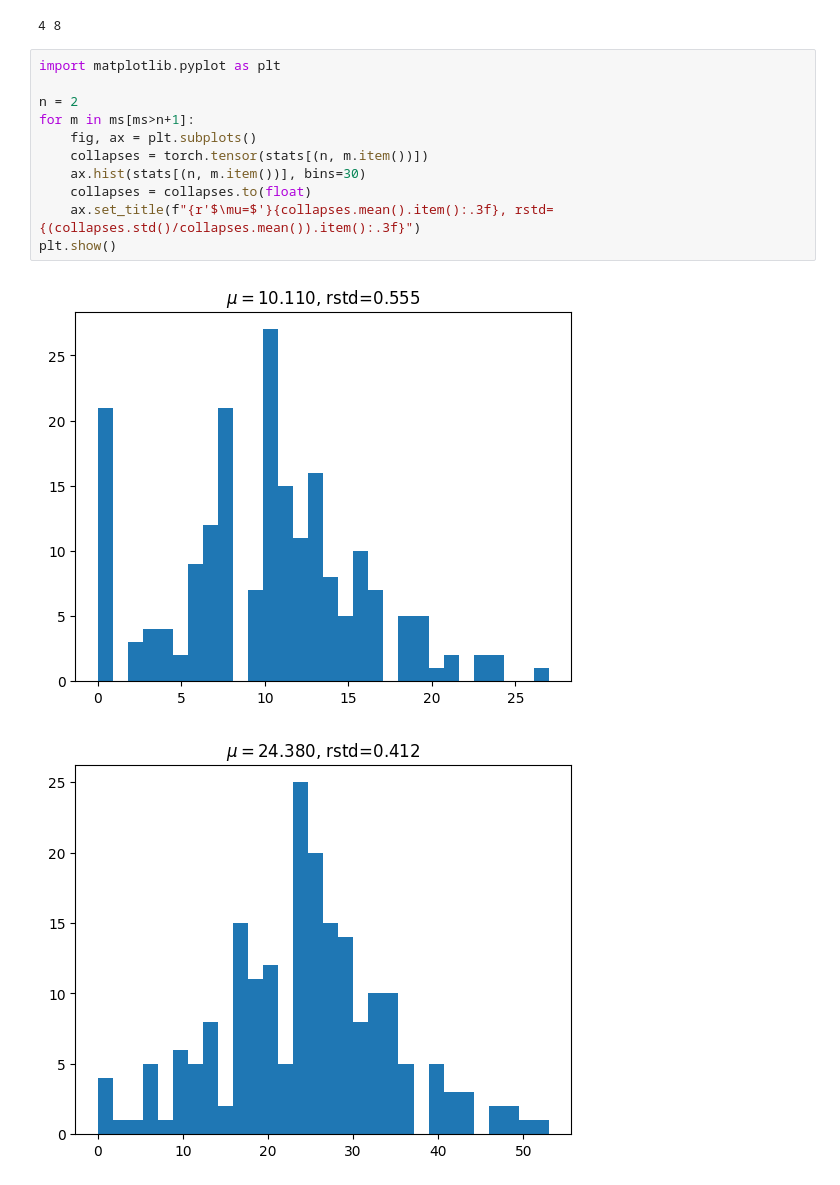
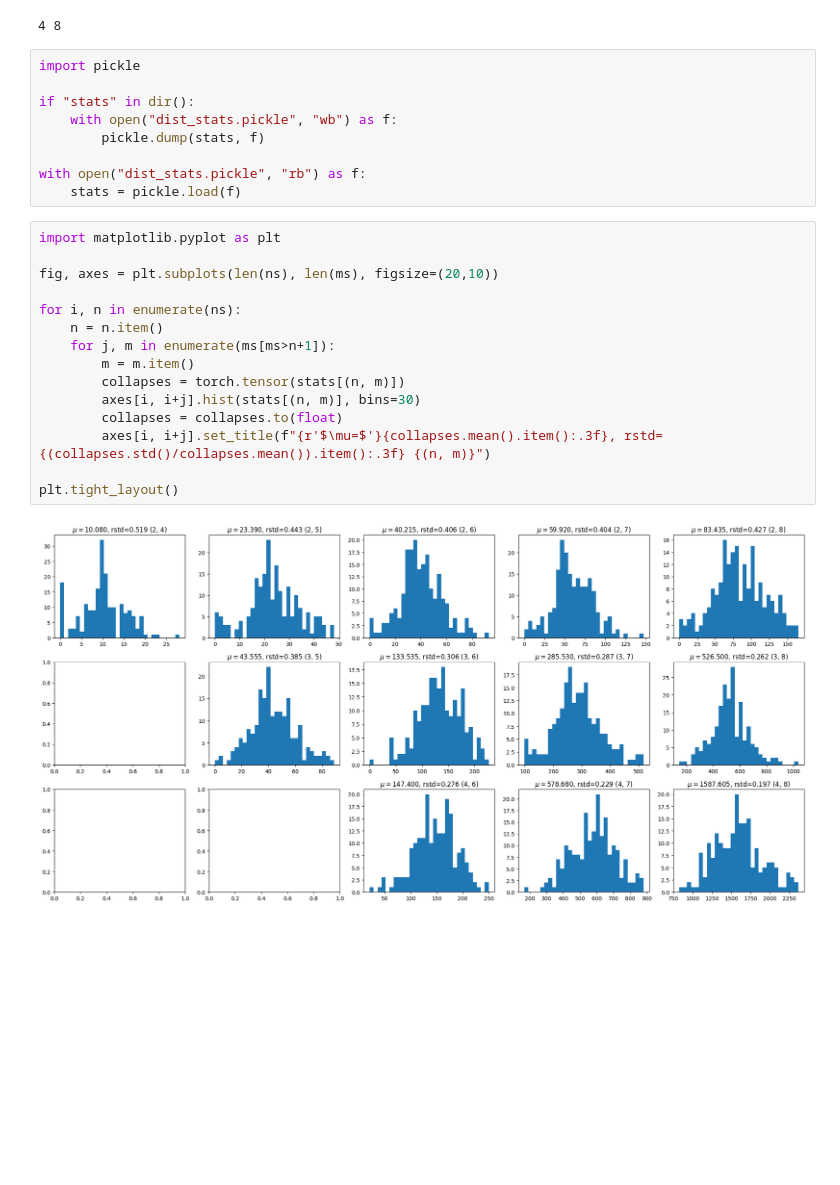
Before and after one commit to BigBalloon8/injectivity, a Jupyter notebook: distributions.ipynb, the cells around one changed output. Drawn from its saved outputs; the diff is of its cells as text; blank space fills up the shorter version.

Commit message:
add convergance collapse test

```diff
--- a/distributions.ipynb
+++ b/distributions.ipynb
@@ -36,17 +36,29 @@ for n in ns:
 4 6
 4 7
 4 8
+# %%
+import pickle
+
+if "stats" in dir():
+    with open("dist_stats.pickle", "wb") as f:
+        pickle.dump(stats, f)
+
+with open("dist_stats.pickle", "rb") as f:
+    stats = pickle.load(f)
 # %%
 import matplotlib.pyplot as plt
 
-n = 2
-for m in ms[ms>n+1]:
-    fig, ax = plt.subplots()
-    collapses = torch.tensor(stats[(n, m.item())])
-    ax.hist(stats[(n, m.item())], bins=30)
-    collapses = collapses.to(float)
-    ax.set_title(f"{r'$\mu=$'}{collapses.mean().item():.3f}, rstd={(collapses.std()/collapses.mean()).item():.3f}")
-plt.show()
+fig, axes = plt.subplots(len(ns), len(ms), figsize=(20,10))
+
+for i, n in enumerate(ns):
+    n = n.item()
+    for j, m in enumerate(ms[ms>n+1]):
+        m = m.item()
+        collapses = torch.tensor(stats[(n, m)])
+        axes[i, i+j].hist(stats[(n, m)], bins=30)
+        collapses = collapses.to(float)
+        axes[i, i+j].set_title(f"{r'$\mu=$'}{collapses.mean().item():.3f}, rstd={(collapses.std()/collapses.mean()).item():.3f} {(n, m)}")
+
+plt.tight_layout()
 # %% [output]
-[figure, old version]
+[figure, new version]
-[figure, removed]
```
Also changed, not shown: parts of 4 cells of this notebook, 10 other files.
